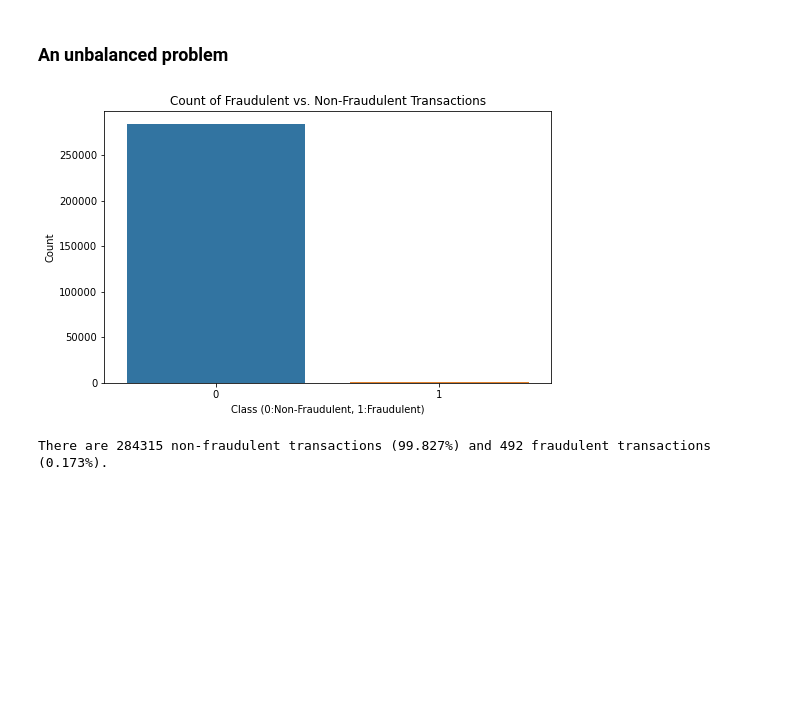
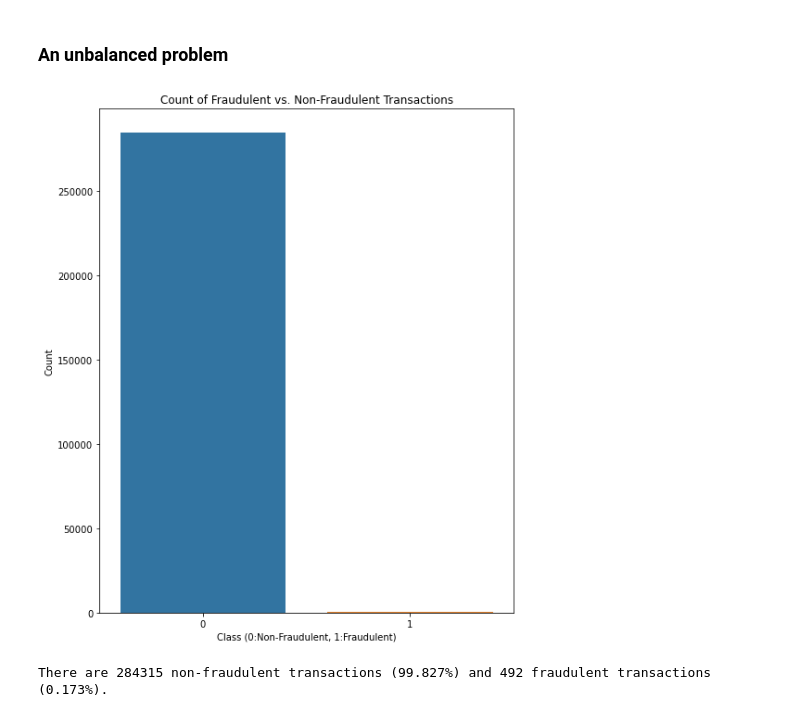
Before and after one commit to LotfiKobrosly/Credit_card_fraud, a Jupyter notebook: Credit_Card_Fraud_Detection.ipynb, the cells around one changed output. Cells and saved outputs as stored; diff of their text form; code cells hidden in the pictures; blank space fills up the shorter version.

```diff
--- a/Credit_Card_Fraud_Detection.ipynb
+++ b/Credit_Card_Fraud_Detection.ipynb
@@ -109,14 +109,14 @@ data_1 = data[data.Class == 1]
 data_0 = data[data.Class == 0]
 # %%
 counts = df.Class.value_counts()
-plt.figure(figsize=(8,5))
+plt.figure(figsize=(8,10))
 sns.barplot(counts.index, counts)
 plt.title('Count of Fraudulent vs. Non-Fraudulent Transactions')
 plt.ylabel('Count')
 plt.xlabel('Class (0:Non-Fraudulent, 1:Fraudulent)')
 plt.show()
 # %% [output]
-[figure, old version]
+[figure, new version]
 # %%
 print('There are {} non-fraudulent transactions ({:.3f}%) and {} fraudulent transactions ({:.3f}%).'.format(counts[0], counts[0] * 100 / df.shape[0], counts[1], counts[1] * 100 / df.shape[0]))
 # %% [output]
```
